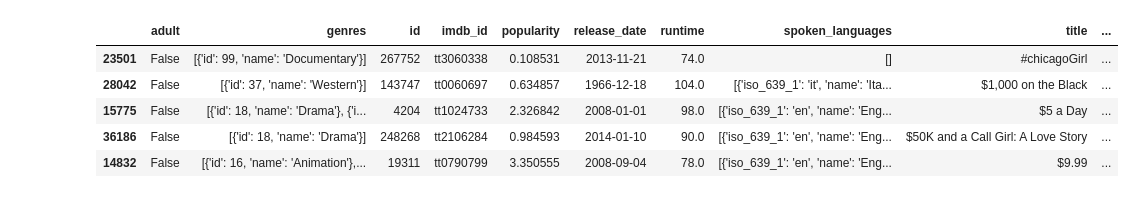
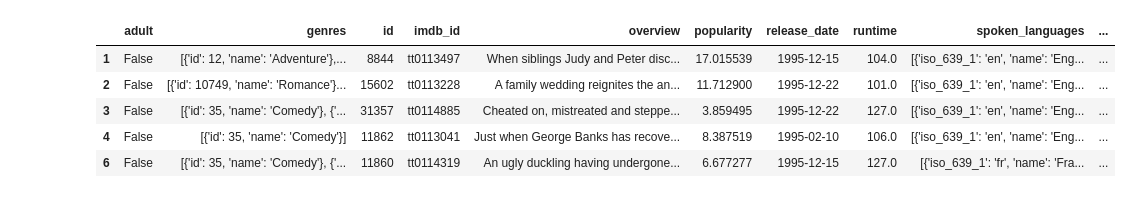
Before and after one commit to IntegerMan/DieHardSolver, a Jupyter notebook: DataWrangling/MovieDataSet.ipynb, the cells around one changed output. Saved outputs shown, nothing was run; the diff lists cells and outputs as text; code cells hidden in the pictures.

```diff
--- a/DataWrangling/MovieDataSet.ipynb
+++ b/DataWrangling/MovieDataSet.ipynb
@@ -12,8 +12,8 @@ movies = movies.drop('belongs_to_collection', axis=1)
 movies = movies.drop('homepage', axis=1)
 movies = movies.drop('original_language', axis=1)
 movies = movies.drop('original_title', axis=1)
-movies = movies.drop('overview', axis=1)
-movies = movies.drop('tagline', axis=1)
+#movies = movies.drop('overview', axis=1) # Keeping this in - Neural nets may find some use for them
+#movies = movies.drop('tagline', axis=1) # Keeping this in - Neural nets may find some use for them
 movies = movies.drop('poster_path', axis=1)
 movies = movies.drop('production_companies', axis=1)
 movies = movies.drop('production_countries', axis=1)
@@ -27,42 +27,39 @@ movies = movies.drop('budget', axis=1)
 movies = movies[movies['status'] == 'Released']
 movies = movies.drop('status', axis=1)
 
 # Only evaluate movies with ratings similar to our Christmas movies.
 # This is important since classic Christmas movies are popular and the minimum rating is a 5.4
 movies = movies[movies['vote_average'] >= 5.4]
 movies = movies[movies['vote_average'] <= 8.0]
 
 # Filter out extremely popular movies. Max popularity for a Christmas movie is 17.3
 movies['popularity'] = movies['popularity'].astype(float)
 movies = movies[movies['popularity'] <= 18]
 
 # Split the date into year / quarter / month components for easier analysis
 movies['release_year'] = pd.DatetimeIndex(movies['release_date']).year
 movies['release_quarter'] = pd.DatetimeIndex(movies['release_date']).quarter
 movies['release_month'] = pd.DatetimeIndex(movies['release_date']).month
 
 # Filter out movies from outside of the year range where our labelled data lives
 movies = movies[movies['release_year'] >= 1940 ]
 movies = movies[movies['release_year'] <= 2015 ]
 
 # Filter out extremely long movies
 movies['runtime'] = movies['runtime'].astype(int, errors='ignore')
 movies = movies[movies['runtime'] <= 150]
 
 # Convert ID to an int. Because why wouldn't it be?
 movies['id'] = movies['id'].astype(int)
 
-# Sort movies by title
-movies = movies.sort_values('title')
-
 movies.head()
 # %% [output]
-|  | adult | genres | id | imdb_id | popularity | release_date | runtime | spoken_languages | title | ... |
-| 23501 | False | [{'id': 99, 'name': 'Documentary'}] | 267752 | tt3060338 | 0.108531 | 2013-11-21 | 74.0 | [] | #chicagoGirl | ... |
-| 28042 | False | [{'id': 37, 'name': 'Western'}] | 143747 | tt0060697 | 0.634857 | 1966-12-18 | 104.0 | [{'iso_639_1': 'it', 'name': 'Ita... | $1,000 on the Black | ... |
-| 15775 | False | [{'id': 18, 'name': 'Drama'}, {'i... | 4204 | tt1024733 | 2.326842 | 2008-01-01 | 98.0 | [{'iso_639_1': 'en', 'name': 'Eng... | $5 a Day | ... |
-| 36186 | False | [{'id': 18, 'name': 'Drama'}] | 248268 | tt2106284 | 0.984593 | 2014-01-10 | 90.0 | [{'iso_639_1': 'en', 'name': 'Eng... | $50K and a Call Girl: A Love Story | ... |
-| 14832 | False | [{'id': 16, 'name': 'Animation'},... | 19311 | tt0790799 | 3.350555 | 2008-09-04 | 78.0 | [{'iso_639_1': 'en', 'name': 'Eng... | $9.99 | ... |
+|  | adult | genres | id | imdb_id | overview | popularity | release_date | runtime | spoken_languages | ... |
+| 1 | False | [{'id': 12, 'name': 'Adventure'},... | 8844 | tt0113497 | When siblings Judy and Peter disc... | 17.015539 | 1995-12-15 | 104.0 | [{'iso_639_1': 'en', 'name': 'Eng... | ... |
+| 2 | False | [{'id': 10749, 'name': 'Romance'}... | 15602 | tt0113228 | A family wedding reignites the an... | 11.712900 | 1995-12-22 | 101.0 | [{'iso_639_1': 'en', 'name': 'Eng... | ... |
+| 3 | False | [{'id': 35, 'name': 'Comedy'}, {'... | 31357 | tt0114885 | Cheated on, mistreated and steppe... | 3.859495 | 1995-12-22 | 127.0 | [{'iso_639_1': 'en', 'name': 'Eng... | ... |
+| 4 | False | [{'id': 35, 'name': 'Comedy'}] | 11862 | tt0113041 | Just when George Banks has recove... | 8.387519 | 1995-02-10 | 106.0 | [{'iso_639_1': 'en', 'name': 'Eng... | ... |
+| 6 | False | [{'id': 35, 'name': 'Comedy'}, {'... | 11860 | tt0114319 | An ugly duckling having undergone... | 6.677277 | 1995-12-15 | 127.0 | [{'iso_639_1': 'fr', 'name': 'Fra... | ... |
 # %%
 def extract_language(row):
     data = row['spoken_languages']
```
Also changed, not shown: parts of 9 cells of this notebook, 5 other files.
